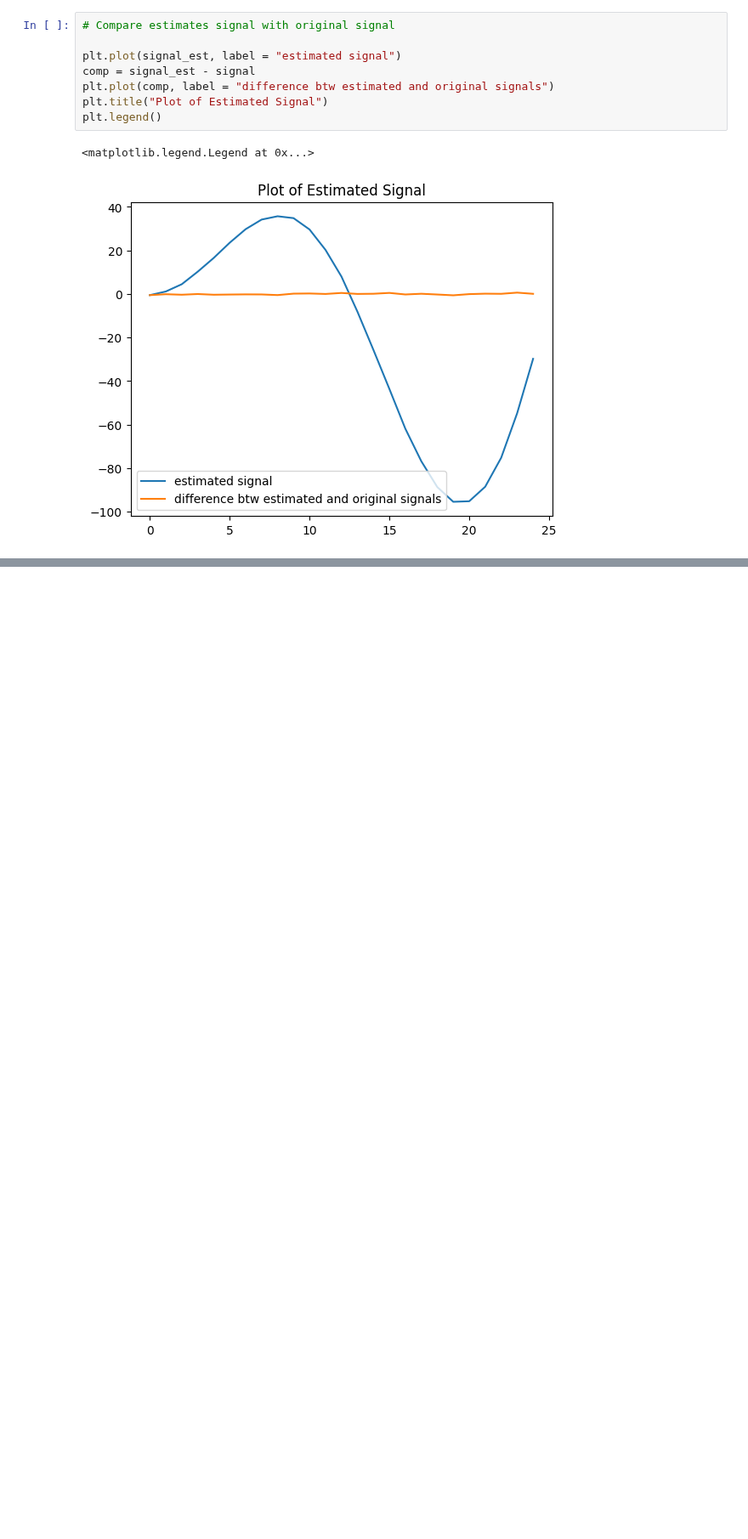
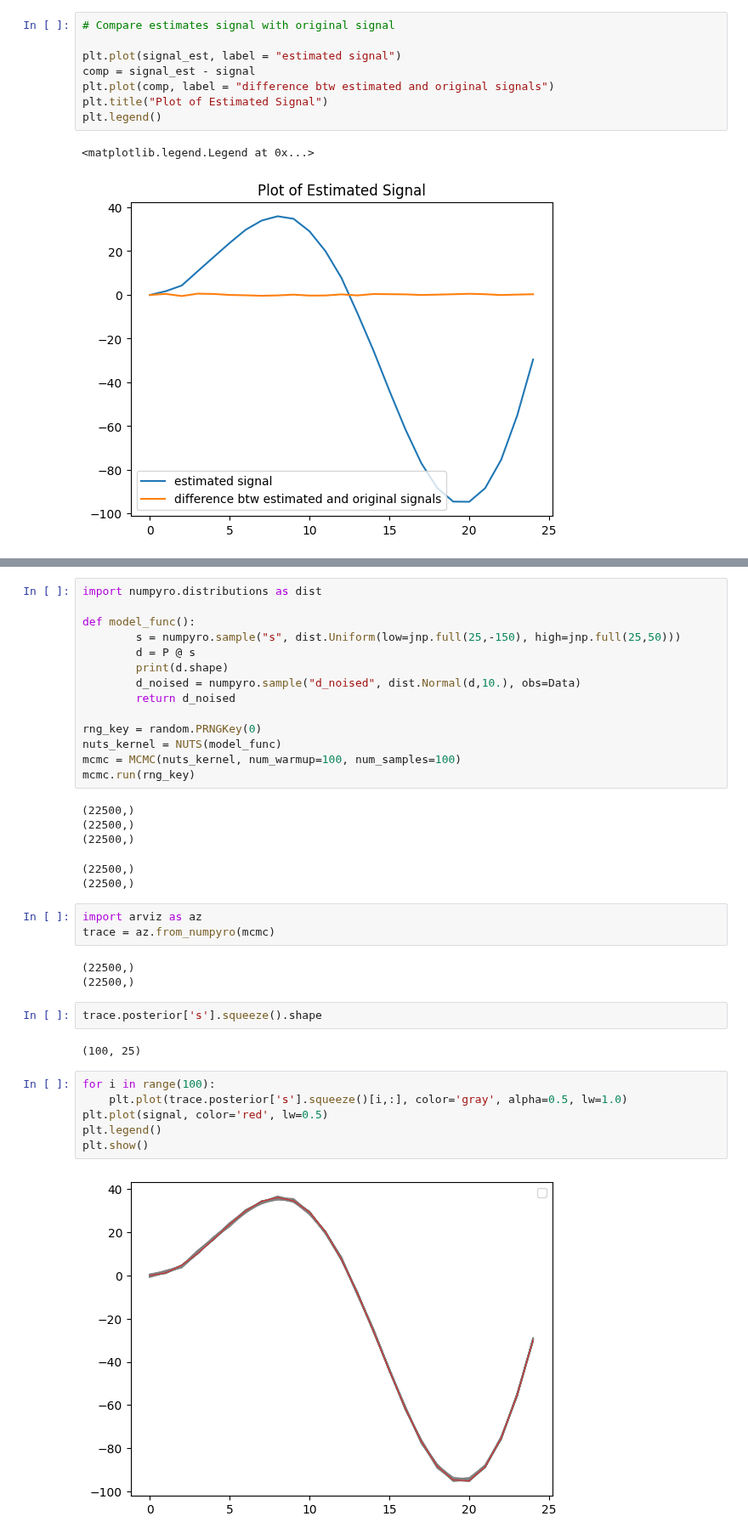
Before and after one commit to Rachel-0420/Toy-Model-for-Field-Level, a Jupyter notebook: three_detectors_model.ipynb, the cells around one changed output, grey strips where cells are left out. Shown at 85% size. Saved outputs shown, nothing was run; the diff lists cells and outputs as text; blank space fills up the shorter version.

```diff
--- a/three_detectors_model.ipynb
+++ b/three_detectors_model.ipynb
@@ -174,0 +187,38 @@ Text(0.5, 1.0, 'Difference btw Estimated and Original Signals')
+# %%
+import numpyro.distributions as dist
+
+def model_func():
+        s = numpyro.sample("s", dist.Uniform(low=jnp.full(25,-150), high=jnp.full(25,50)))
+        d = P @ s
+        print(d.shape)
+        d_noised = numpyro.sample("d_noised", dist.Normal(d,10.), obs=Data)
+        return d_noised
+
+rng_key = random.PRNGKey(0)
+nuts_kernel = NUTS(model_func)
+mcmc = MCMC(nuts_kernel, num_warmup=100, num_samples=100)
+mcmc.run(rng_key)
+# %% [output]
+(22500,)
+(22500,)
+(22500,)
+(22500,)
+(22500,)
+# %%
+import arviz as az
+trace = az.from_numpyro(mcmc)
+# %% [output]
+(22500,)
+(22500,)
+# %%
+trace.posterior['s'].squeeze().shape
+# %% [output]
+(100, 25)
+# %%
+for i in range(100):
+    plt.plot(trace.posterior['s'].squeeze()[i,:], color='gray', alpha=0.5, lw=1.0)
+plt.plot(signal, color='red', lw=0.5)
+plt.legend()
+plt.show()
+# %% [output]
+[figure, added]
```
Also changed, not shown: parts of 21 cells of this notebook, 1 other file.
